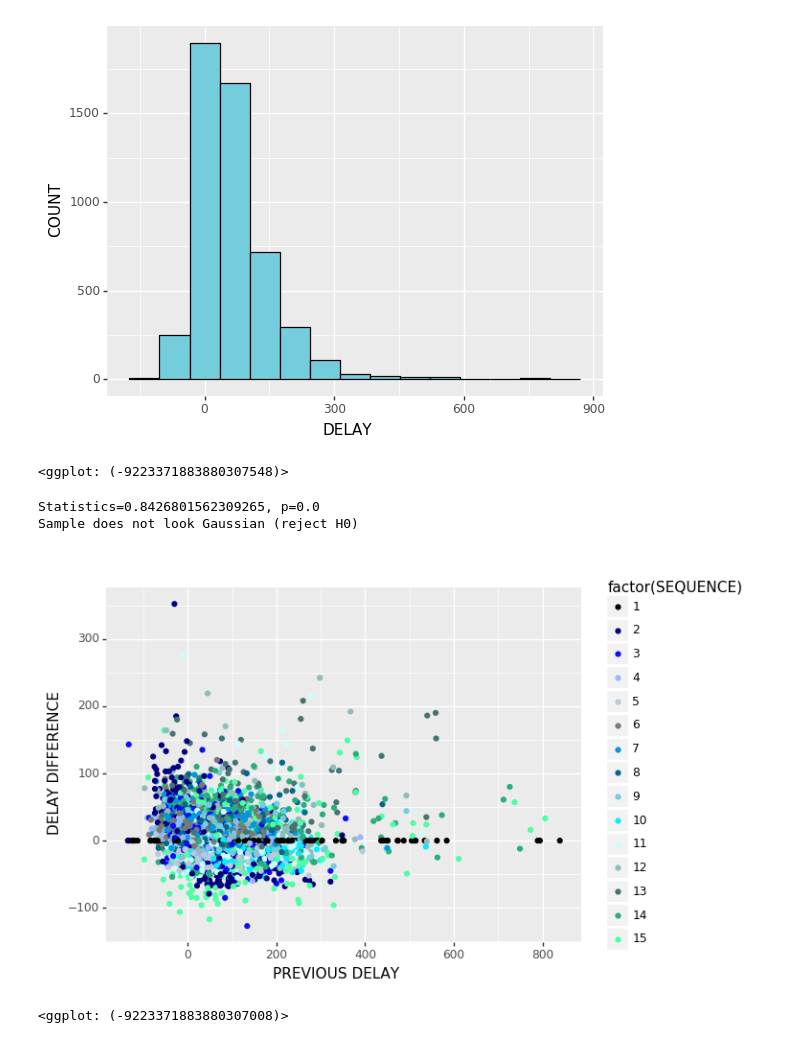
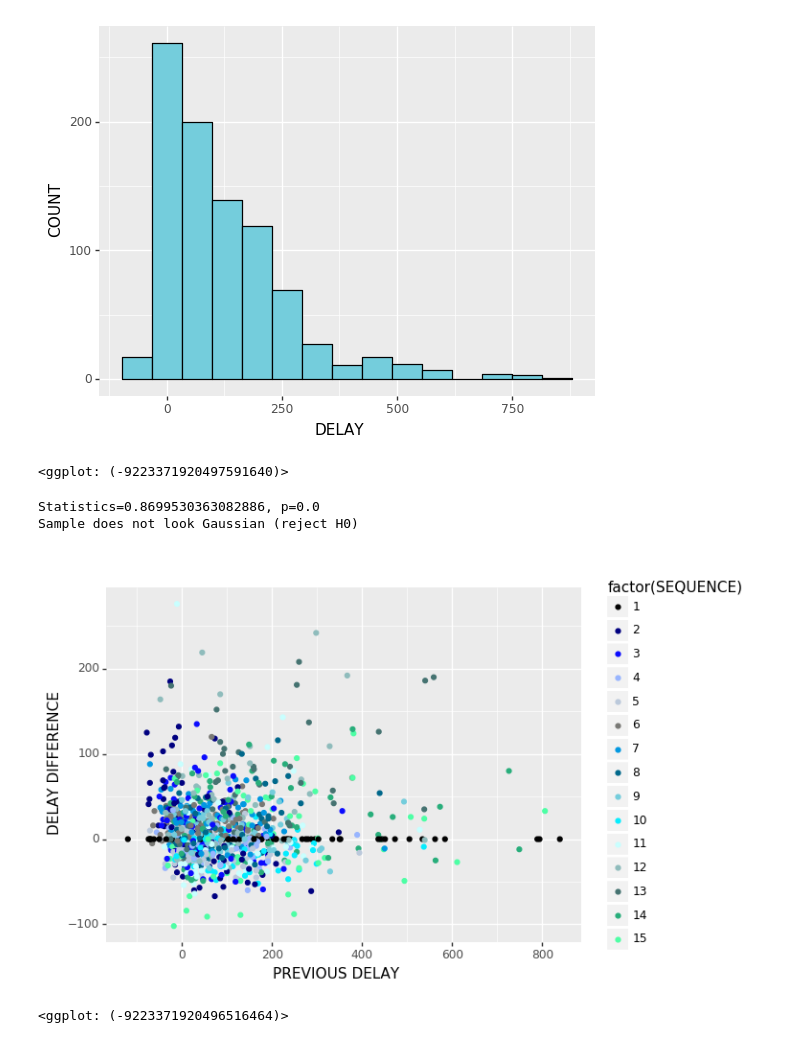
Before and after one commit to hrubajan/da_projekt_gol, a Jupyter notebook: graf_STAT.ipynb, the cells around one changed output. Drawn from its saved outputs; the diff is of its cells as text; code cells hidden in the pictures.

```diff
--- a/graf_STAT.ipynb
+++ b/graf_STAT.ipynb
@@ -46,5 +55,5 @@ len(before_covid['UNICORN'].unique())
 # %%
-after_covid = soubor[soubor['DATE'] >= '2020-05-18']
+after_covid = soubor_bez_vikendu[soubor_bez_vikendu['DATE'] >= '2020-05-18']
 # %%
 len(after_covid['UNICORN'].unique())
 # %% [output]
@@ -85,0 +75,8 @@ df = data
+# %%
+after_covid['HOUR_cat'] = after_covid['HOUR'].astype('category')
+
+plotbox_delay_day = ggplot(after_covid, aes(x='HOUR_cat', y='DELAY')) + \
+            geom_boxplot(color='black', fill='#74CDDC') + \
+            xlab("HOUR") + \
+            ylab("DELAY")
+plotbox_delay_day
@@ -85,0 +95,5 @@ df = data
+# %%
+t1 = dt.time(7,30,0)
+t2 = dt.time(9,0,0)
+# %%
+bebe = after_covid[ (after_covid['ORIGIN_TIMESTAMP']>=t1) & (after_covid['ORIGIN_TIMESTAMP']<=t2) ]
@@ -86,17 +112,17 @@ df = data
 # %%
 # histogram
-plot_hist1 = ggplot(df, aes(x='DELAY')) + \
+plot_hist1 = ggplot(bebe, aes(x='DELAY')) + \
             geom_histogram(color='black', fill='#74CDDC', bins=15) + \
             xlab("DELAY") + \
             ylab("COUNT")
 
 plot_hist1
 # %% [output]
-[figure, old version]
+[figure, new version]
-<ggplot: (-9223371883880307548)>
+<ggplot: (-9223371920497591640)>
 # %%
 # normality test
-stat, p = shapiro(df['DELAY'])
+stat, p = shapiro(bebe['DIFF_DELAY'])
 print(f'Statistics={stat}, p={round(p,5)}')
 
 alpha = 0.1
@@ -105,18 +131,18 @@ if p > alpha:
 else:
     print('Sample does not look Gaussian (reject H0)')
 # %% [output]
-Statistics=0.8426801562309265, p=0.0
+Statistics=0.8699530363082886, p=0.0
 Sample does not look Gaussian (reject H0)
 # %%
 # zavislost zpozdeni z predchozi zastavky na rozdilu ve zpozdeni na urovni vsech zastavek
-plot_point1 = ggplot(df,(aes(x='PREV_DELAY', y='DIFF_DELAY',color = 'factor(SEQUENCE)'))) + \
+plot_point1 = ggplot(bebe,(aes(x='PREV_DELAY', y='DIFF_DELAY',color = 'factor(SEQUENCE)'))) + \
         scale_color_manual(values=color) + \
         geom_point() + \
         xlab("PREVIOUS DELAY") + \
         ylab("DELAY DIFFERENCE")
 plot_point1
 # %% [output]
-[figure, old version]
+[figure, new version]
-<ggplot: (-9223371883880307008)>
+<ggplot: (-9223371920496516464)>
 # %%
 # zavislost zpozdeni z predchozi zastavky na rozdilu ve zpozdeni na urovni jednotlivych zastavek
```
Also changed, not shown: parts of 26 cells of this notebook, 3 other files.
